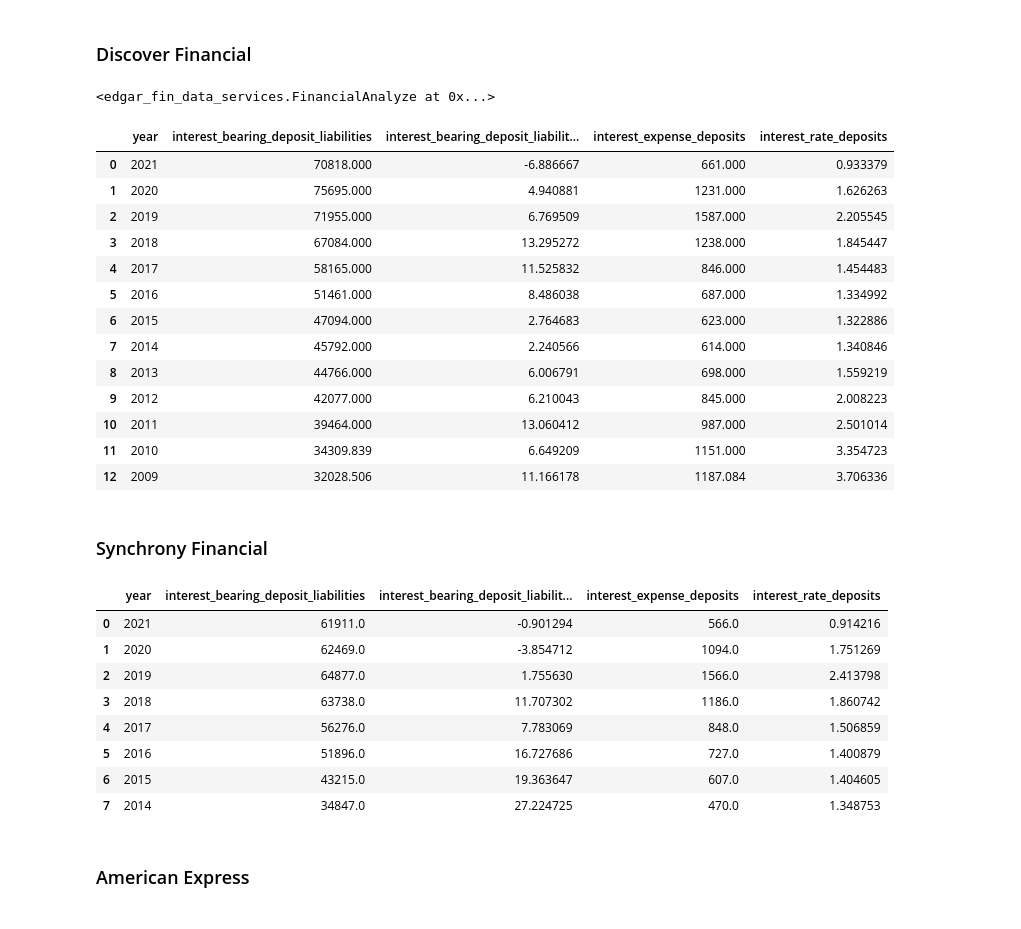
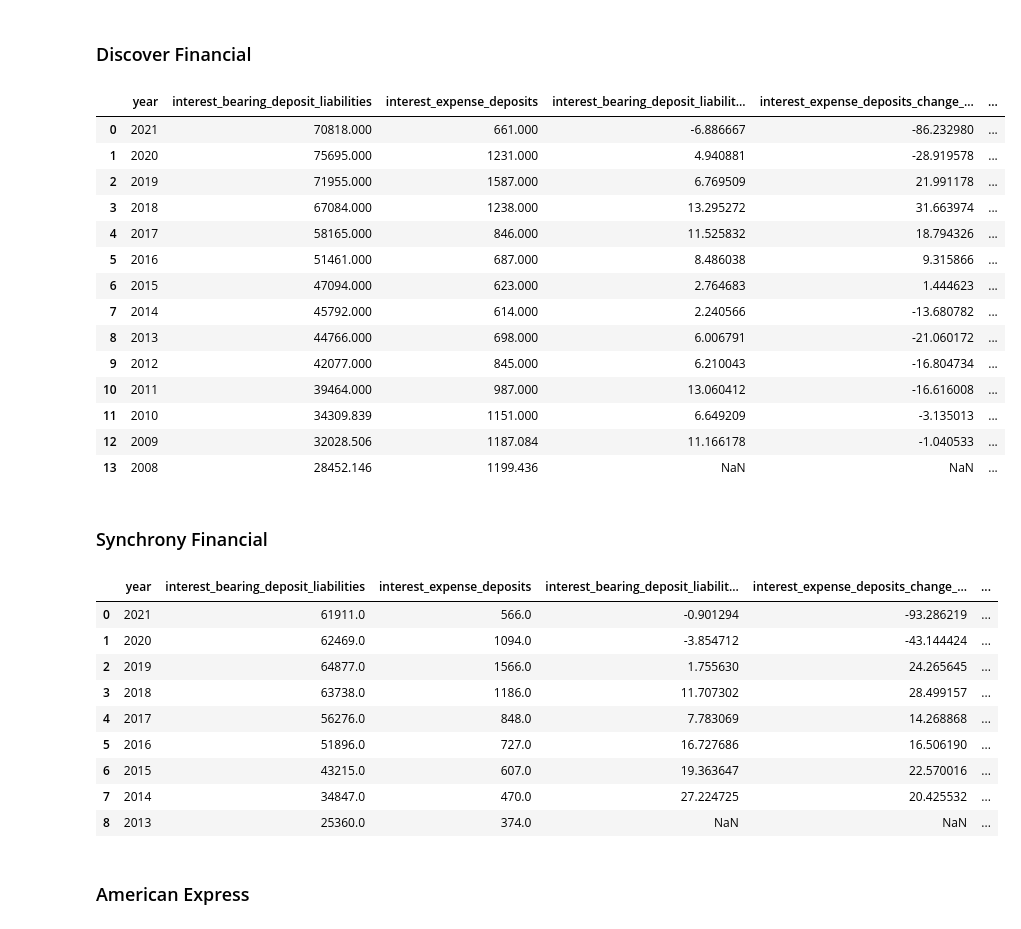
Before and after one commit to EzraTam/edgar-analysis, a Jupyter notebook: edgar_analysis.ipynb, the cells around one changed output. Cells and saved outputs as stored; diff of their text form; code cells hidden in the pictures.

```diff
--- a/edgar_analysis.ipynb
+++ b/edgar_analysis.ipynb
@@ -44,70 +40,57 @@ CapOneService=ds.generate_fin_analyze_class(cik="0000927628",comp_nm="CapOne",pa
 ## Interest bearing deposit
 # %% [markdown]
 ### Discover Financial
-# %%
-DiscoverService
-# %% [output]
-<edgar_fin_data_services.FinancialAnalyze at 0x...>
 # %%
 # DF to generate
 df_nm="ib_deposits"
 
-how_gen={}
-
-how_gen["interest_bearing_deposit_liabilities"]=dict(
-    init="InterestBearingDepositLiabilities",
-    add=["InterestBearingDepositLiabilitiesDomestic"]
-)
-
-how_gen["interest_expense_deposits"]=dict(
-    init="InterestExpenseDeposits"
-)
+how_gen=[
+    {"col_nm":"interest_bearing_deposit_liabilities","list_tags":["InterestBearingDepositLiabilities","InterestBearingDepositLiabilitiesDomestic"]},
+    {"col_nm":"interest_expense_deposits","list_tags":["InterestExpenseDeposits"]}
+]
 
 DiscoverService.generate_df(df_nm=df_nm,how_gen=how_gen)
 DiscoverService.dict_df[df_nm]
 # %% [output]
-|  | year | interest_bearing_deposit_liabilities | interest_bearing_deposit_liabilit... | interest_expense_deposits | interest_rate_deposits |
-| 0 | 2021 | 70818.000 | -6.886667 | 661.000 | 0.933379 |
-| 1 | 2020 | 75695.000 | 4.940881 | 1231.000 | 1.626263 |
-| 2 | 2019 | 71955.000 | 6.769509 | 1587.000 | 2.205545 |
-| 3 | 2018 | 67084.000 | 13.295272 | 1238.000 | 1.845447 |
-| 4 | 2017 | 58165.000 | 11.525832 | 846.000 | 1.454483 |
-| 5 | 2016 | 51461.000 | 8.486038 | 687.000 | 1.334992 |
-| 6 | 2015 | 47094.000 | 2.764683 | 623.000 | 1.322886 |
-| 7 | 2014 | 45792.000 | 2.240566 | 614.000 | 1.340846 |
-| 8 | 2013 | 44766.000 | 6.006791 | 698.000 | 1.559219 |
-| 9 | 2012 | 42077.000 | 6.210043 | 845.000 | 2.008223 |
-| 10 | 2011 | 39464.000 | 13.060412 | 987.000 | 2.501014 |
-| 11 | 2010 | 34309.839 | 6.649209 | 1151.000 | 3.354723 |
-| 12 | 2009 | 32028.506 | 11.166178 | 1187.084 | 3.706336 |
+|  | year | interest_bearing_deposit_liabilities | interest_expense_deposits | interest_bearing_deposit_liabilit... | interest_expense_deposits_change_... | ... |
+| 0 | 2021 | 70818.000 | 661.000 | -6.886667 | -86.232980 | ... |
+| 1 | 2020 | 75695.000 | 1231.000 | 4.940881 | -28.919578 | ... |
+| 2 | 2019 | 71955.000 | 1587.000 | 6.769509 | 21.991178 | ... |
+| 3 | 2018 | 67084.000 | 1238.000 | 13.295272 | 31.663974 | ... |
+| 4 | 2017 | 58165.000 | 846.000 | 11.525832 | 18.794326 | ... |
+| 5 | 2016 | 51461.000 | 687.000 | 8.486038 | 9.315866 | ... |
+| 6 | 2015 | 47094.000 | 623.000 | 2.764683 | 1.444623 | ... |
+| 7 | 2014 | 45792.000 | 614.000 | 2.240566 | -13.680782 | ... |
+| 8 | 2013 | 44766.000 | 698.000 | 6.006791 | -21.060172 | ... |
+| 9 | 2012 | 42077.000 | 845.000 | 6.210043 | -16.804734 | ... |
+| 10 | 2011 | 39464.000 | 987.000 | 13.060412 | -16.616008 | ... |
+| 11 | 2010 | 34309.839 | 1151.000 | 6.649209 | -3.135013 | ... |
+| 12 | 2009 | 32028.506 | 1187.084 | 11.166178 | -1.040533 | ... |
+| 13 | 2008 | 28452.146 | 1199.436 | NaN | NaN | ... |
 # %% [markdown]
 ### Synchrony Financial
 # %%
 # DF to generate
 df_nm="ib_deposits"
 
-how_gen={}
-
-how_gen["interest_bearing_deposit_liabilities"]=dict(
-    init="InterestBearingDepositLiabilities"
-)
-
-how_gen["interest_expense_deposits"]=dict(
-    init="InterestExpenseDeposits"
-)
+how_gen=[
+    {"col_nm":"interest_bearing_deposit_liabilities","list_tags":["InterestBearingDepositLiabilities"]},
+    {"col_nm":"interest_expense_deposits","list_tags":["InterestExpenseDeposits"]}
+]
 
 SynchronyService.generate_df(df_nm=df_nm,how_gen=how_gen)
 SynchronyService.dict_df[df_nm]
 # %% [output]
-|  | year | interest_bearing_deposit_liabilities | interest_bearing_deposit_liabilit... | interest_expense_deposits | interest_rate_deposits |
-| 0 | 2021 | 61911.0 | -0.901294 | 566.0 | 0.914216 |
-| 1 | 2020 | 62469.0 | -3.854712 | 1094.0 | 1.751269 |
-| 2 | 2019 | 64877.0 | 1.755630 | 1566.0 | 2.413798 |
-| 3 | 2018 | 63738.0 | 11.707302 | 1186.0 | 1.860742 |
-| 4 | 2017 | 56276.0 | 7.783069 | 848.0 | 1.506859 |
-| 5 | 2016 | 51896.0 | 16.727686 | 727.0 | 1.400879 |
-| 6 | 2015 | 43215.0 | 19.363647 | 607.0 | 1.404605 |
-| 7 | 2014 | 34847.0 | 27.224725 | 470.0 | 1.348753 |
+|  | year | interest_bearing_deposit_liabilities | interest_expense_deposits | interest_bearing_deposit_liabilit... | interest_expense_deposits_change_... | ... |
+| 0 | 2021 | 61911.0 | 566.0 | -0.901294 | -93.286219 | ... |
+| 1 | 2020 | 62469.0 | 1094.0 | -3.854712 | -43.144424 | ... |
+| 2 | 2019 | 64877.0 | 1566.0 | 1.755630 | 24.265645 | ... |
+| 3 | 2018 | 63738.0 | 1186.0 | 11.707302 | 28.499157 | ... |
+| 4 | 2017 | 56276.0 | 848.0 | 7.783069 | 14.268868 | ... |
+| 5 | 2016 | 51896.0 | 727.0 | 16.727686 | 16.506190 | ... |
+| 6 | 2015 | 43215.0 | 607.0 | 19.363647 | 22.570016 | ... |
+| 7 | 2014 | 34847.0 | 470.0 | 27.224725 | 20.425532 | ... |
+| 8 | 2013 | 25360.0 | 374.0 | NaN | NaN | ... |
 # %% [markdown]
 ### American Express
 # %%
```
Also changed, not shown: parts of 6 cells of this notebook, 2 other files.
